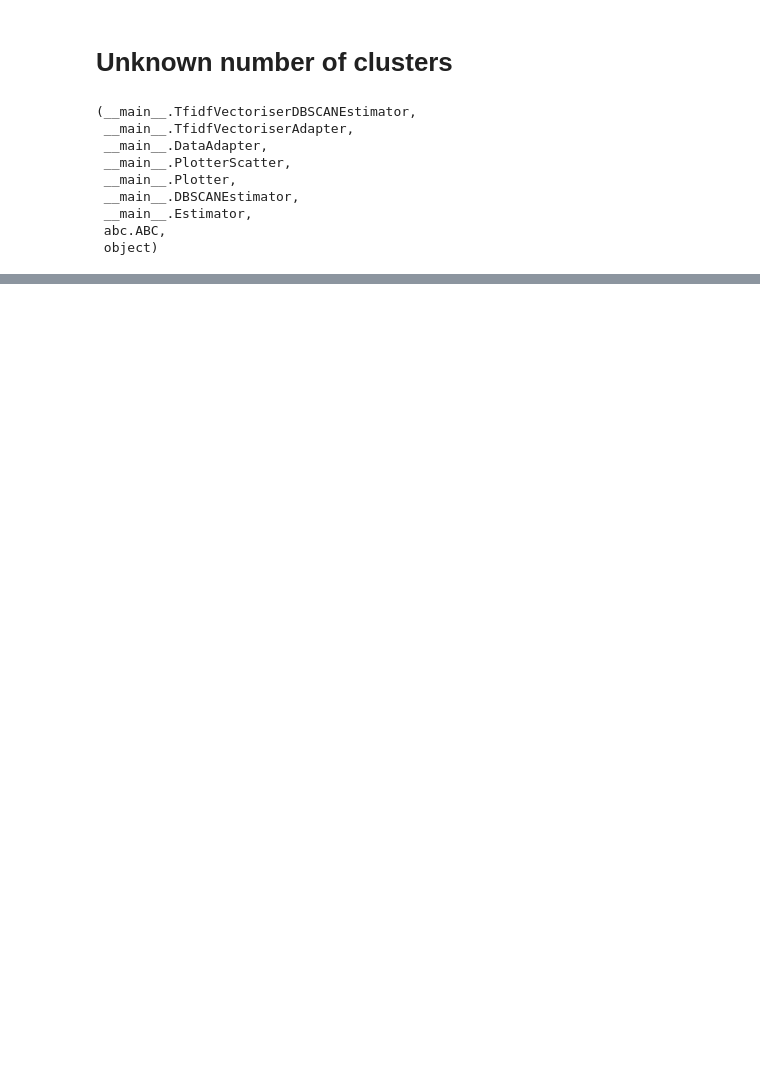
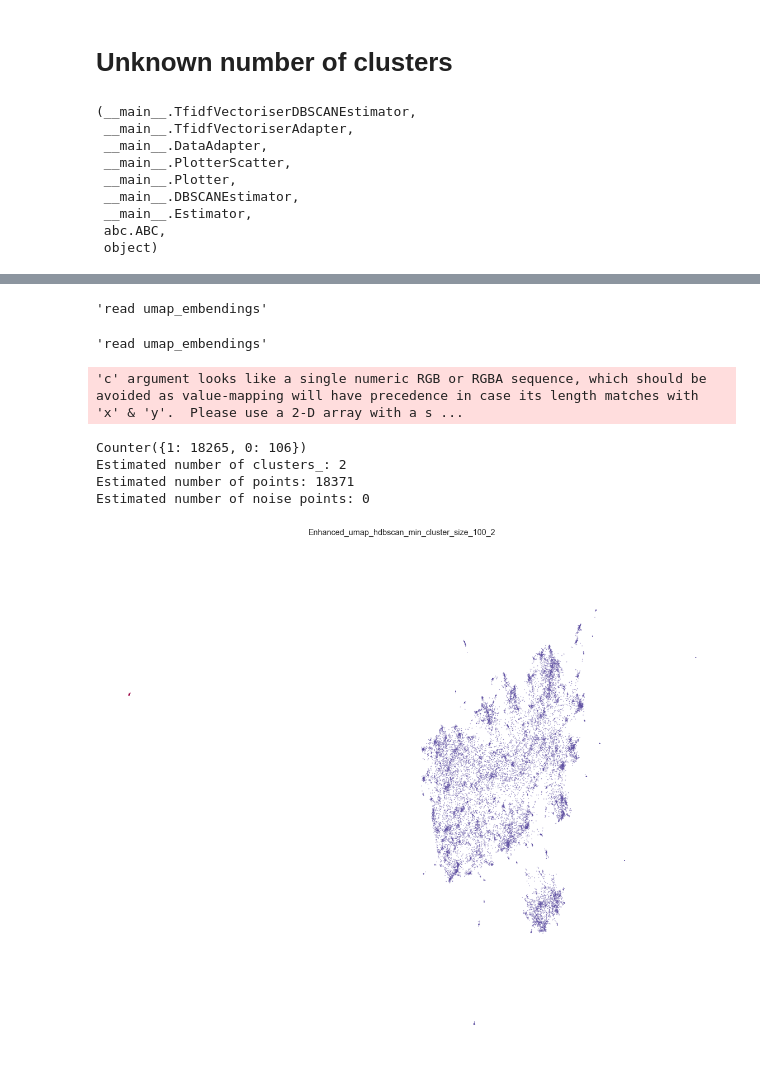
Before and after one commit to GA239/DS_course, a Jupyter notebook: HW6/clustering.ipynb, the cells around one changed output, grey strips where cells are left out. Saved outputs shown, nothing was run; the diff lists cells and outputs as text; code cells hidden in the pictures; blank space fills up the shorter version.

Commit message:
unmap & hdbscan

```diff
--- a/HW6/clustering.ipynb
+++ b/HW6/clustering.ipynb
@@ -565,11 +597,13 @@ class DBSCANEstimator(Estimator):
     def set_params(self, param_dict): #TODO rewrite to property setter/getter
         self._params.update(param_dict)
 
+    @property
+    def scan_vectors(self):
+        return self.cosine_dist
+
     @save_result('-', calculate=True, skip=False)
     def calculate(self, file_name=None):
-        db = self.get_model()(**self.params()).fit(self.cosine_dist)
-        core_samples_mask = np.zeros_like(db.labels_, dtype=bool)
-        core_samples_mask[db.core_sample_indices_] = True
+        db = self.get_model()(**self.params()).fit(self.scan_vectors)
         labels = db.labels_
 
         print(Counter(labels))
@@ -583,7 +617,7 @@ class DBSCANEstimator(Estimator):
 
         return labels
 
-    def get_labels(self, num):
+    def get_labels(self, num=1):
         return self.calculate(file_name=self.estimator_name())
 
     def calculate_metrics(self):
@@ -805,3 +932,9 @@ adapter = TfidfVectoriserDBSCANEstimator(adapter.data)
+# %%
+class EnhancedTfidfVectoriserHDBSCANEstimator(TfidfVectoriserAdapter, EnhancedHDBSCANEstimator):
+    pass
+# %%
+adapter = EnhancedTfidfVectoriserHDBSCANEstimator(adapter.data)
+adapter.set_params({'metric': 'euclidean'})
 # %%
 adapter.calculate_metrics()
 # %% [output]
@@ -851,6 +950,0 @@ pd.DataFrame(
-# %%
-for param in adapter.params_generator():
-    adapter.set_params(param)
-    print(param)
-    adapter.calculate_metrics()
-    adapter.clusters_tsne(labels = adapter.get_labels(0), title='tsne_{}'.format(adapter.estimator_name()))
@@ -905,0 +951,11 @@ Estimated number of noise points: 3361
+# %%
+adapter.plot_umap(title='Enhanced_umap_hdbscan_min_cluster_size_100', target=False)
+# %% [output]
+'read umap_embendings'
+'read umap_embendings'
+'c' argument looks like a single numeric RGB or RGBA sequence, which should be avoided as value-mapping will have precedence in case its length matches with 'x' & 'y'.  Please use a 2-D array with a s ...
+Counter({1: 18265, 0: 106})
+Estimated number of clusters_: 2
+Estimated number of points: 18371
+Estimated number of noise points: 0
+[figure, added]
```
Also changed, not shown: parts of 32 cells of this notebook, 11 other files.
